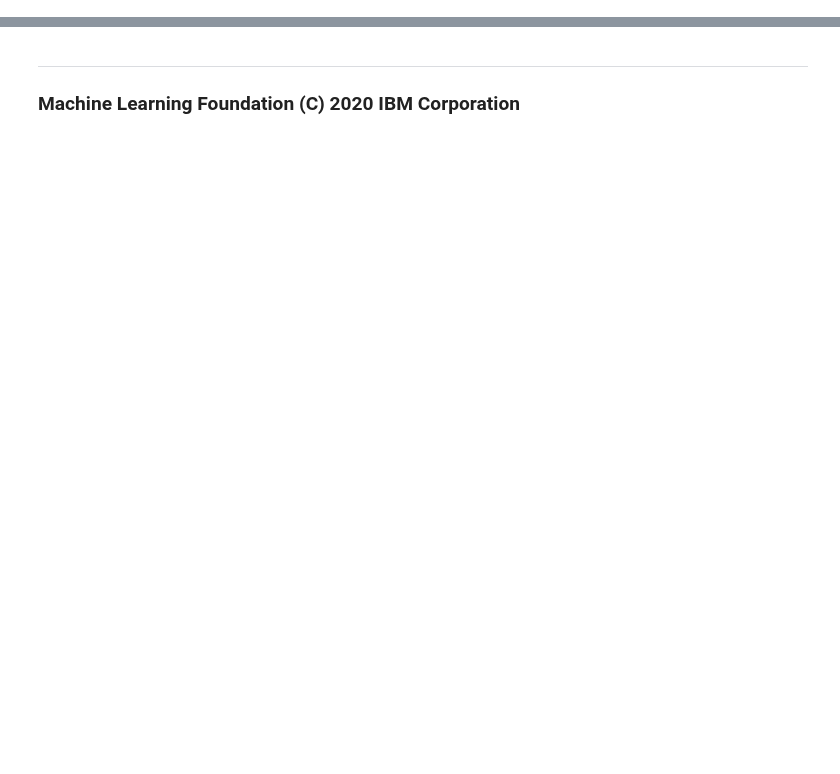
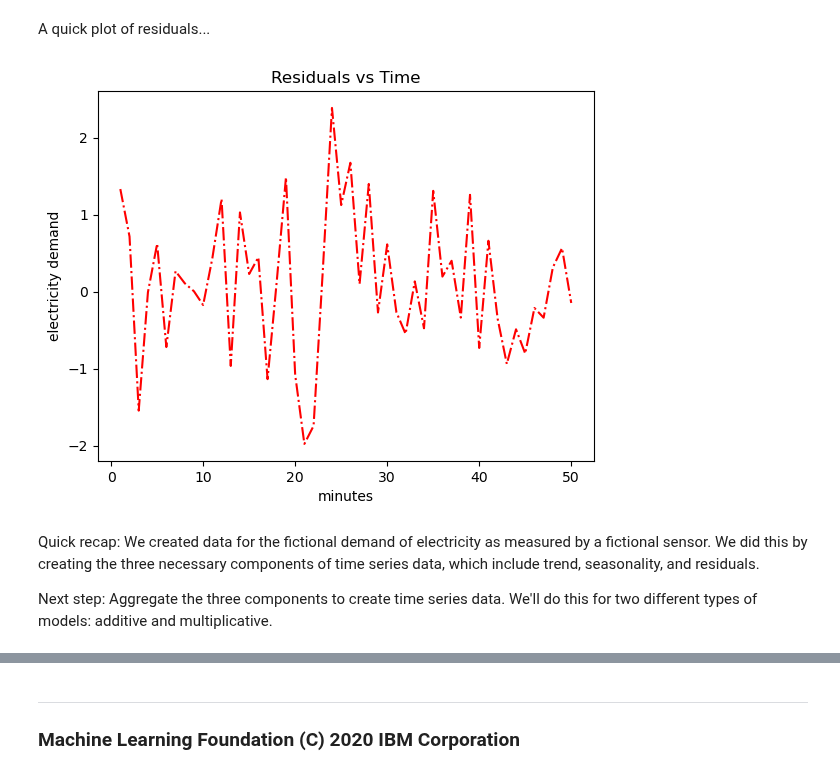
Before and after one commit to antonio-xrp/data-science-path, a Jupyter notebook: 0.4-MachineLearning/0.5-series-tiempo/practice.ipynb, the cells around one changed output, grey strips where cells are left out. Drawn from its saved outputs; the diff is of its cells as text; code cells hidden in the pictures; blank space fills up the shorter version.

```diff
--- a/0.4-MachineLearning/0.5-series-tiempo/practice.ipynb
+++ b/0.4-MachineLearning/0.5-series-tiempo/practice.ipynb
@@ -708,0 +80,13 @@ monthly_eda(cat_var='Sub-Category')
+# %% [markdown]
+A quick plot of residuals...
+# %%
+plt.plot(time, residual, 'r-.')
+plt.title("Residuals vs Time")
+plt.xlabel("minutes")
+plt.ylabel("electricity demand");
+# %% [output]
+[figure, added]
+# %% [markdown]
+Quick recap: We created data for the fictional demand of electricity as measured by a fictional sensor. We did this by creating the three necessary components of time series data, which include trend, seasonality, and residuals.
+
+Next step: Aggregate the three components to create time series data. We'll do this for two different types of models: additive and multiplicative.
```
Also changed, not shown: parts of 141 cells of this notebook.
